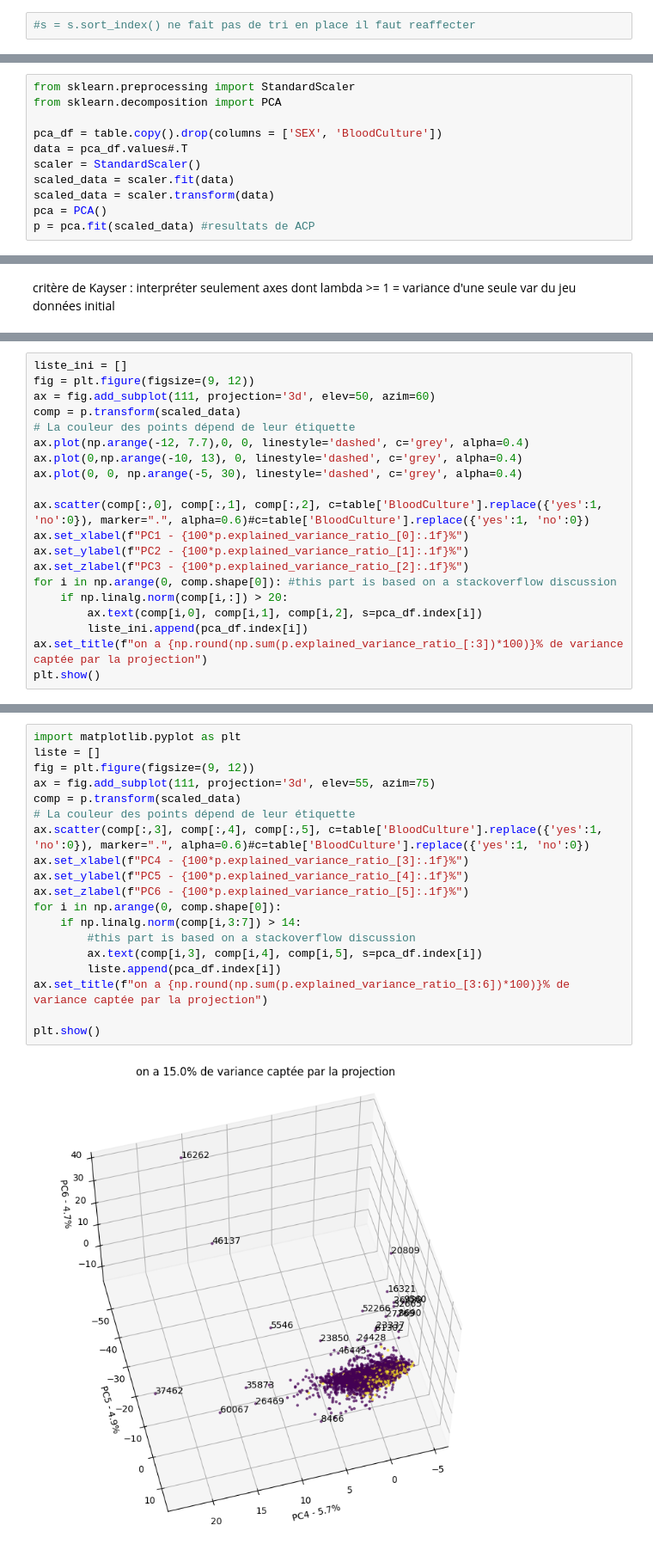
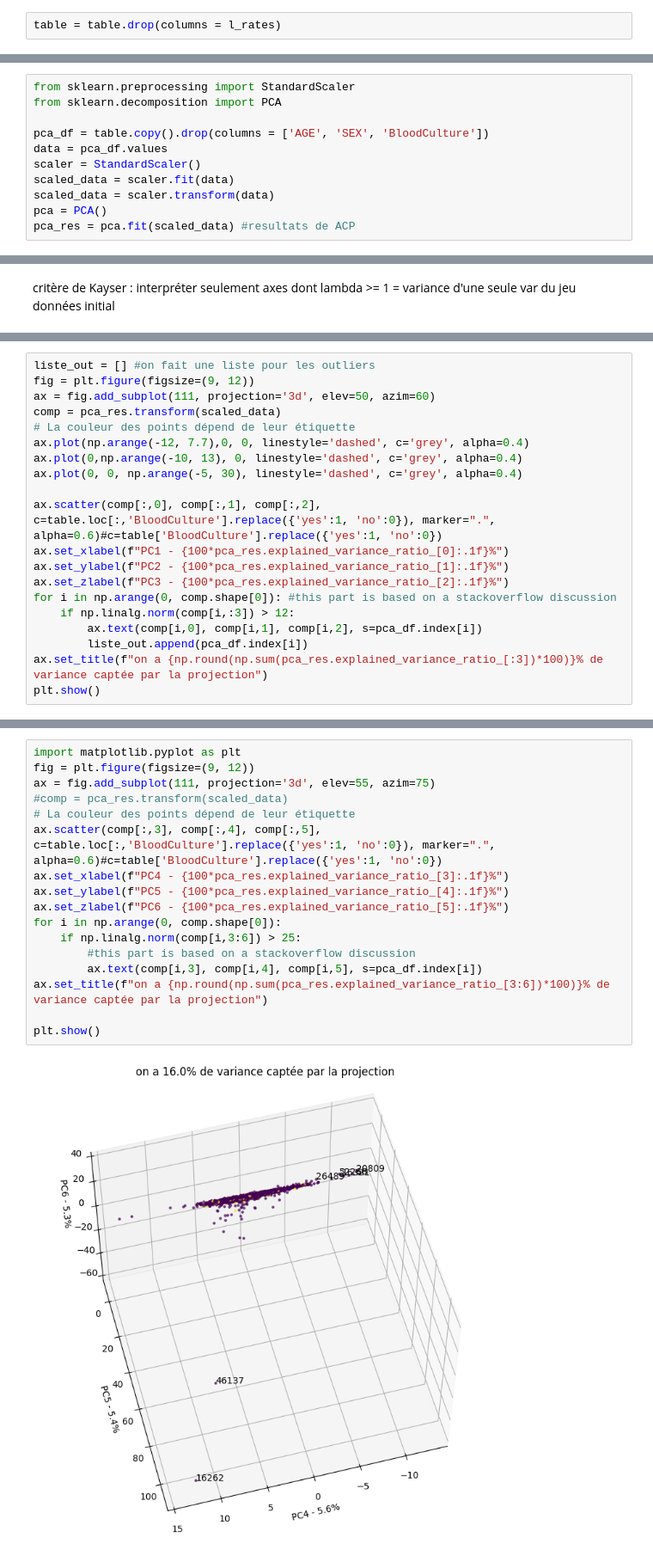
Before and after one commit to ZukoTom/descritpive-analysis-bacteremia, a Jupyter notebook: sta101.ipynb, the cells around one changed output, grey strips where cells are left out. Shown at 86% size. Cells and saved outputs as stored; diff of their text form.

```diff
--- a/sta101.ipynb
+++ b/sta101.ipynb
@@ -172,2 +184,2 @@ table.groupby('BloodCulture', observed=True).mean(numeric_only=True).T
 # %%
-#s = s.sort_index() ne fait pas de tri en place il faut reaffecter
+table = table.drop(columns = l_rates)
@@ -190,13 +204,13 @@ table.shape
 from sklearn.preprocessing import StandardScaler
 from sklearn.decomposition import PCA
 
-pca_df = table.copy().drop(columns = ['SEX', 'BloodCulture'])
-data = pca_df.values#.T
+pca_df = table.copy().drop(columns = ['AGE', 'SEX', 'BloodCulture'])
+data = pca_df.values
 scaler = StandardScaler()
 scaled_data = scaler.fit(data)
 scaled_data = scaler.transform(data)
 pca = PCA()
-p = pca.fit(scaled_data) #resultats de ACP
+pca_res = pca.fit(scaled_data) #resultats de ACP
 # %%
 import matplotlib.pyplot as plt
 ratios = pca.explained_variance_ratio_#[:25]
@@ -226,21 +246,21 @@ pred = kmeans.predict(data)
 # %%
-liste_ini = []
+liste_out = [] #on fait une liste pour les outliers
 fig = plt.figure(figsize=(9, 12))
 ax = fig.add_subplot(111, projection='3d', elev=50, azim=60)
-comp = p.transform(scaled_data)
+comp = pca_res.transform(scaled_data)
 # La couleur des points dépend de leur étiquette
 ax.plot(np.arange(-12, 7.7),0, 0, linestyle='dashed', c='grey', alpha=0.4)
 ax.plot(0,np.arange(-10, 13), 0, linestyle='dashed', c='grey', alpha=0.4)
 ax.plot(0, 0, np.arange(-5, 30), linestyle='dashed', c='grey', alpha=0.4)
 
-ax.scatter(comp[:,0], comp[:,1], comp[:,2], c=table['BloodCulture'].replace({'yes':1, 'no':0}), marker=".", alpha=0.6)#c=table['BloodCulture'].replace({'yes':1, 'no':0})
-ax.set_xlabel(f"PC1 - {100*p.explained_variance_ratio_[0]:.1f}%")
-ax.set_ylabel(f"PC2 - {100*p.explained_variance_ratio_[1]:.1f}%")
-ax.set_zlabel(f"PC3 - {100*p.explained_variance_ratio_[2]:.1f}%")
+ax.scatter(comp[:,0], comp[:,1], comp[:,2], c=table.loc[:,'BloodCulture'].replace({'yes':1, 'no':0}), marker=".", alpha=0.6)#c=table['BloodCulture'].replace({'yes':1, 'no':0})
+ax.set_xlabel(f"PC1 - {100*pca_res.explained_variance_ratio_[0]:.1f}%")
+ax.set_ylabel(f"PC2 - {100*pca_res.explained_variance_ratio_[1]:.1f}%")
+ax.set_zlabel(f"PC3 - {100*pca_res.explained_variance_ratio_[2]:.1f}%")
 for i in np.arange(0, comp.shape[0]): #this part is based on a stackoverflow discussion
-    if np.linalg.norm(comp[i,:]) > 20:
+    if np.linalg.norm(comp[i,:3]) > 12:
         ax.text(comp[i,0], comp[i,1], comp[i,2], s=pca_df.index[i])
-        liste_ini.append(pca_df.index[i])
-ax.set_title(f"on a {np.round(np.sum(p.explained_variance_ratio_[:3])*100)}% de variance captée par la projection")
+        liste_out.append(pca_df.index[i])
+ax.set_title(f"on a {np.round(np.sum(pca_res.explained_variance_ratio_[:3])*100)}% de variance captée par la projection")
 plt.show()
 # %% [output]
@@ -252,21 +270,19 @@ pca.components_.shape
 # %%
 import matplotlib.pyplot as plt
-liste = []
 fig = plt.figure(figsize=(9, 12))
 ax = fig.add_subplot(111, projection='3d', elev=55, azim=75)
-comp = p.transform(scaled_data)
+#comp = pca_res.transform(scaled_data)
 # La couleur des points dépend de leur étiquette
-ax.scatter(comp[:,3], comp[:,4], comp[:,5], c=table['BloodCulture'].replace({'yes':1, 'no':0}), marker=".", alpha=0.6)#c=table['BloodCulture'].replace({'yes':1, 'no':0})
-ax.set_xlabel(f"PC4 - {100*p.explained_variance_ratio_[3]:.1f}%")
-ax.set_ylabel(f"PC5 - {100*p.explained_variance_ratio_[4]:.1f}%")
-ax.set_zlabel(f"PC6 - {100*p.explained_variance_ratio_[5]:.1f}%")
+ax.scatter(comp[:,3], comp[:,4], comp[:,5], c=table.loc[:,'BloodCulture'].replace({'yes':1, 'no':0}), marker=".", alpha=0.6)#c=table['BloodCulture'].replace({'yes':1, 'no':0})
+ax.set_xlabel(f"PC4 - {100*pca_res.explained_variance_ratio_[3]:.1f}%")
+ax.set_ylabel(f"PC5 - {100*pca_res.explained_variance_ratio_[4]:.1f}%")
+ax.set_zlabel(f"PC6 - {100*pca_res.explained_variance_ratio_[5]:.1f}%")
 for i in np.arange(0, comp.shape[0]):
-    if np.linalg.norm(comp[i,3:7]) > 14:
+    if np.linalg.norm(comp[i,3:6]) > 25:
         #this part is based on a stackoverflow discussion
         ax.text(comp[i,3], comp[i,4], comp[i,5], s=pca_df.index[i])
-        liste.append(pca_df.index[i])
-ax.set_title(f"on a {np.round(np.sum(p.explained_variance_ratio_[3:6])*100)}% de variance captée par la projection")
+ax.set_title(f"on a {np.round(np.sum(pca_res.explained_variance_ratio_[3:6])*100)}% de variance captée par la projection")
 
 plt.show()
 # %% [output]
-[figure, old version]
+[figure, new version]
```
Also changed, not shown: parts of 32 cells of this notebook.
